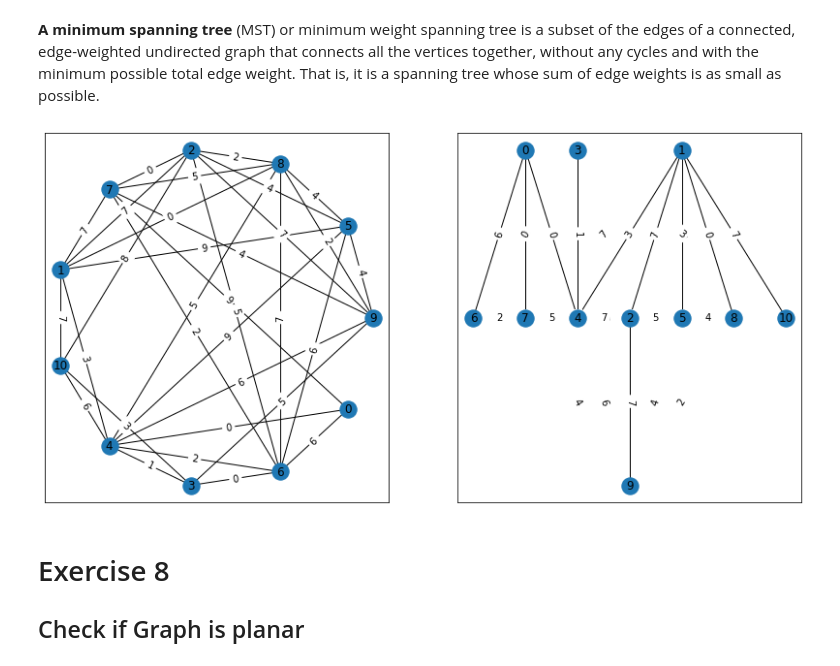
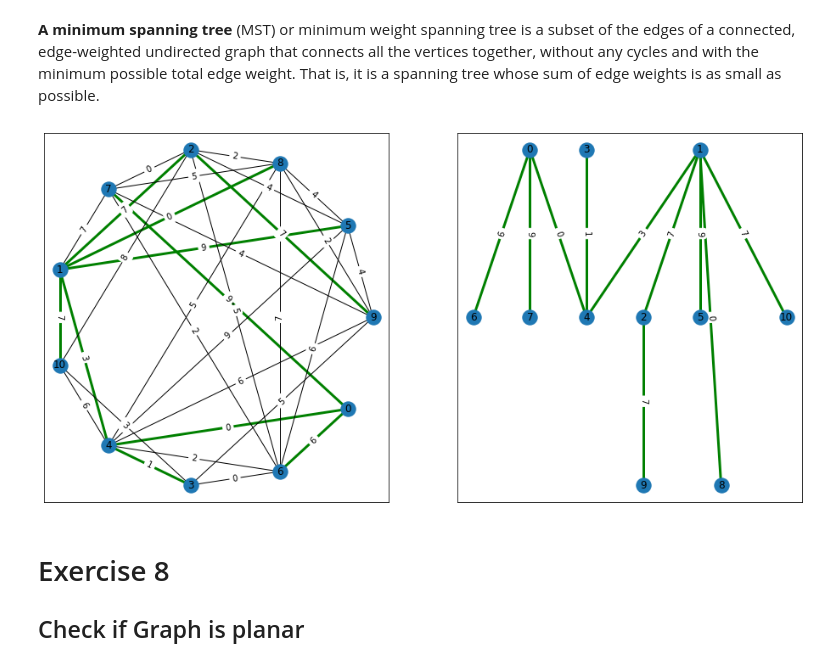
Before and after one commit to Laronk/graphs_project, a Jupyter notebook: Exercises/exercises.ipynb, the cells around one changed output. Drawn from its saved outputs; the diff is of its cells as text; code cells hidden in the pictures.

```diff
--- a/Exercises/exercises.ipynb
+++ b/Exercises/exercises.ipynb
@@ -337,32 +337,57 @@ min_span_tree = nx.minimum_spanning_tree(weighted_G)
 rnd_weights = {edge: random.randrange(0,10) for edge in weighted_G.edges()}
 for edge in weighted_G.edges():
         weighted_G[edge[0]][edge[1]]['weight'] = rnd_weights[edge]
+        if edge in min_span_tree.edges():
+                min_span_tree[edge[0]][edge[1]]['weight'] = weighted_G[edge[0]][edge[1]]['weight']
+# %%
+min_span_tree_edge_color = 'green'
+
+weighted_G_edge_colors = {edge: 'black' for edge in weighted_G.edges()}
+for edge in weighted_G_edge_colors:
+    if edge in min_span_tree.edges() or edge[::-1] in min_span_tree:
+        weighted_G_edge_colors[edge] = min_span_tree_edge_color
+
+weighted_G_edge_widths = {edge: 1 + 2*(edge in min_span_tree.edges() or edge[::-1] in min_span_tree) for edge in weighted_G.edges()}
 # %%
-plt.figure(figsize=(14, 7))
+fig = plt.figure(figsize=(16, 8))
 ax.set_facecolor("white")
+
+ax.axis('off')
+# fig.patch.set_visible(False)
+# ax.patch.set_visible(False)
 
 # draw the Graph with weights
 plt.subplot(1, 2, 1)
 
+weighted_G_options = {
+    "edge_color": list(weighted_G_edge_colors.values()),
+    'width': list(weighted_G_edge_widths.values())
+}
+
 pos_1=nx.graphviz_layout(weighted_G, prog="circo")
-nx.draw_networkx(weighted_G, pos_1)
+nx.draw_networkx(weighted_G, pos_1,**weighted_G_options)
 labels = nx.get_edge_attributes(weighted_G,'weight')
 nx.draw_networkx_edge_labels(weighted_G,pos_1,edge_labels=labels)
 
 # draw the minimum spanning tree with weights
 plt.subplot(1, 2, 2)
 
+min_span_tree_options = {
+    'edge_color': min_span_tree_edge_color,
+    'width': 3
+}
+
 pos_2=nx.graphviz_layout(min_span_tree, prog="dot")
-nx.draw_networkx(min_span_tree, pos_2)
-labels = nx.get_edge_attributes(weighted_G,'weight')
+nx.draw_networkx(min_span_tree, pos_2, **min_span_tree_options)
+labels = nx.get_edge_attributes(min_span_tree,'weight')
 nx.draw_networkx_edge_labels(min_span_tree,pos_2,edge_labels=labels)
 
 plt.draw()
 plt.savefig("graph_notebook_exer_7.png")
 plt.show()
 plt.close()
 # %% [output]
-[figure, old version]
+[figure, new version]
 # %% [markdown]
 # Exercise 8
 ## Check if Graph is planar
```
Also changed, not shown: 4 other files.
